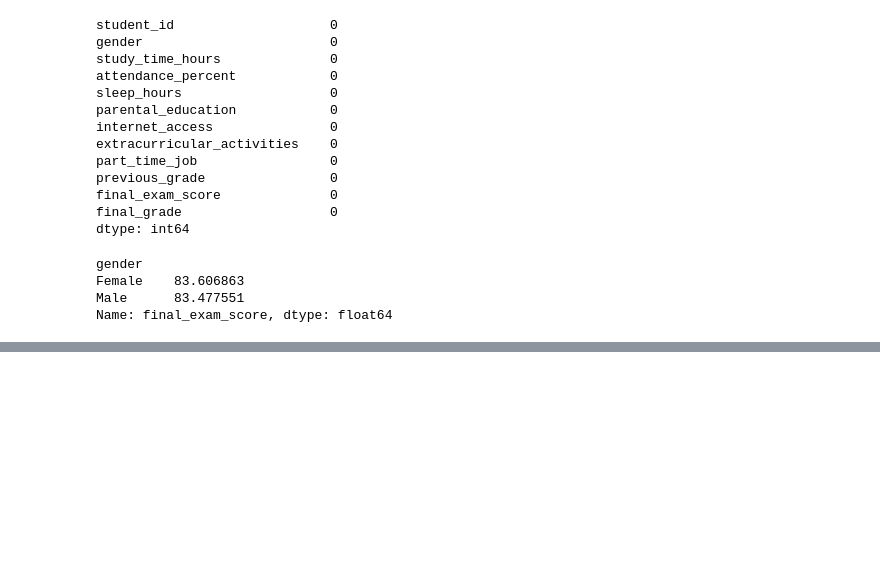
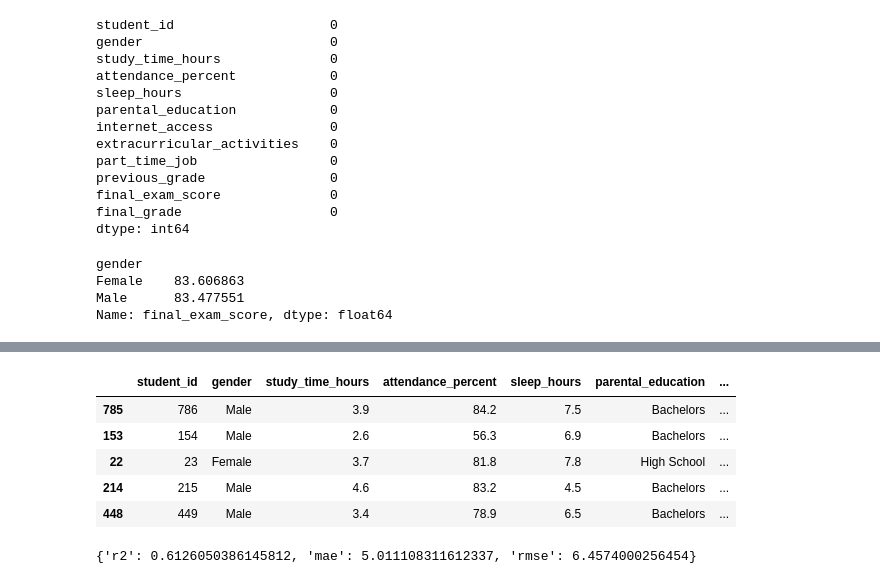
Before and after one commit to Codeharbor-01/Project, a Jupyter notebook: test.ipynb, the cells around one changed output, grey strips where cells are left out. Cells and saved outputs as stored; diff of their text form; code cells hidden in the pictures; blank space fills up the shorter version.

```diff
--- a/test.ipynb
+++ b/test.ipynb
@@ -96,0 +364,11 @@ Name: final_exam_score, dtype: float64
+# %%
+df['study_sleep_ratio'] = df['study_time_hours']/(df['sleep_hours']+1)
+df['study_attendance'] = df['study_time_hours']*df['attendance_percent']
+df.sample(5)
+# %% [output]
+|  | student_id | gender | study_time_hours | attendance_percent | sleep_hours | parental_education | ... |
+| 785 | 786 | Male | 3.9 | 84.2 | 7.5 | Bachelors | ... |
+| 153 | 154 | Male | 2.6 | 56.3 | 6.9 | Bachelors | ... |
+| 22 | 23 | Female | 3.7 | 81.8 | 7.8 | High School | ... |
+| 214 | 215 | Male | 4.6 | 83.2 | 4.5 | Bachelors | ... |
+| 448 | 449 | Male | 3.4 | 78.9 | 6.5 | Bachelors | ... |
@@ -96,0 +434,16 @@ Name: final_exam_score, dtype: float64
+# %%
+y_pred=best_model.predict(x_test)
+
+r2 = r2_score(y_test,y_pred)
+mae = mean_absolute_error(y_test,y_pred)
+rmse = root_mean_squared_error(y_test,y_pred)
+
+scores = {
+    'r2':r2,
+    'mae':mae,
+    'rmse':rmse
+}
+
+scores
+# %% [output]
+{'r2': 0.6126050386145812, 'mae': 5.011108311612337, 'rmse': 6.4574000256454}
```
Also changed, not shown: parts of 22 cells of this notebook, 14 other files.
